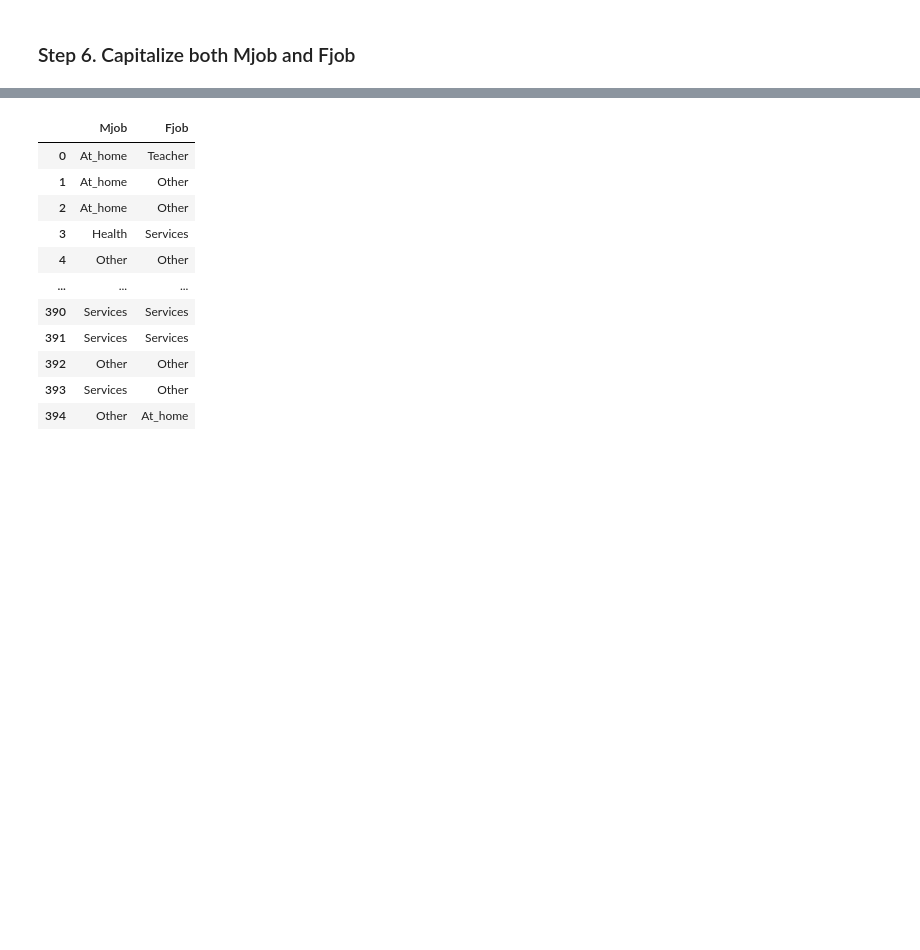
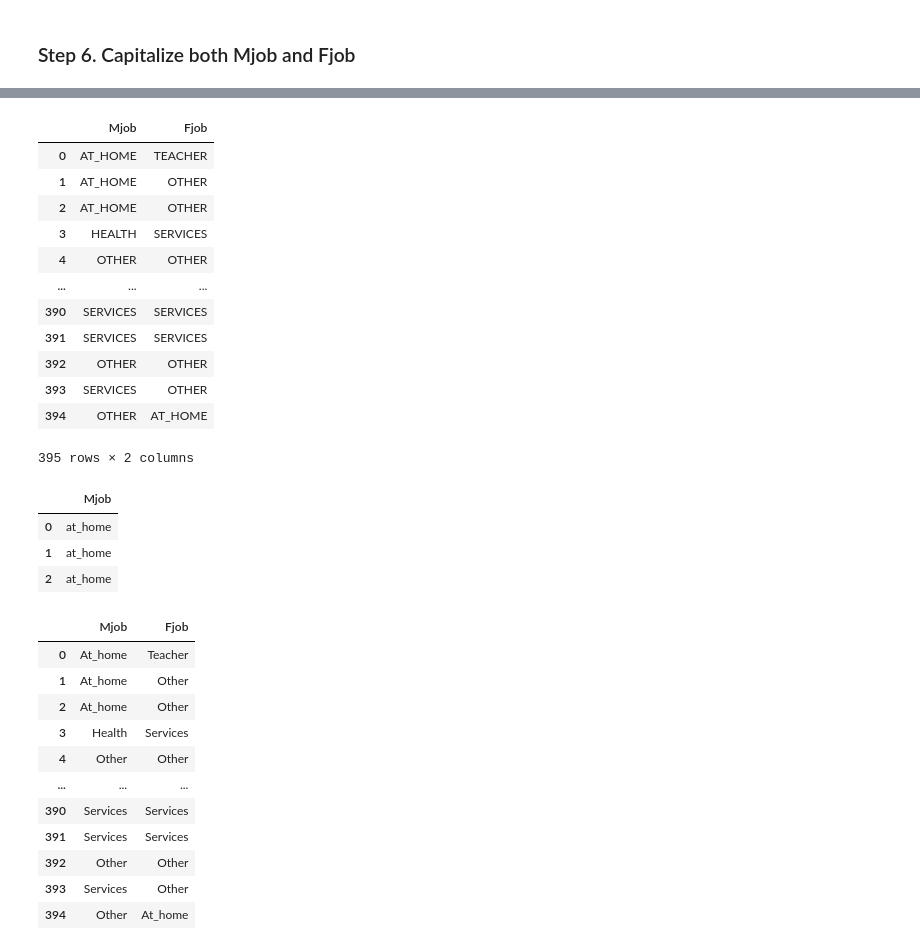
Before and after one commit to bgranda/0926_DS_Beatriz, a Jupyter notebook: 2-Analytics/2-Pandas/ejercicios/04_Apply/Students_Alcohol_Consumption/Students Alcoho_corregidol.ipynb, the cells around one changed output, grey strips where cells are left out. Drawn from its saved outputs; the diff is of its cells as text; code cells hidden in the pictures; blank space fills up the shorter version.

```diff
--- a/2-Analytics/2-Pandas/ejercicios/04_Apply/Students_Alcohol_Consumption/Students Alcoho_corregidol.ipynb
+++ b/2-Analytics/2-Pandas/ejercicios/04_Apply/Students_Alcohol_Consumption/Students Alcoho_corregidol.ipynb
@@ -85,3 +104,28 @@ titulo = lambda x: x.str.capitalize()
+# %%
+sdf = df[['Mjob', 'Fjob']].apply(lambda x: x.str.upper(), axis=0)
+sdf
+# %% [output]
+|  | Mjob | Fjob |
+| 0 | AT_HOME | TEACHER |
+| 1 | AT_HOME | OTHER |
+| 2 | AT_HOME | OTHER |
+| 3 | HEALTH | SERVICES |
+| 4 | OTHER | OTHER |
+| ... | ... | ... |
+| 390 | SERVICES | SERVICES |
+| 391 | SERVICES | SERVICES |
+| 392 | OTHER | OTHER |
+| 393 | SERVICES | OTHER |
+| 394 | OTHER | AT_HOME |
+395 rows × 2 columns
+# %%
+sdf.loc[:2, ['Mjob']] = sdf.loc[:2, ['Mjob']].apply(lambda x: x.str.lower(), axis=0)
+sdf.loc[:2, ['Mjob']]
+# %% [output]
+|  | Mjob |
+| 0 | at_home |
+| 1 | at_home |
+| 2 | at_home |
 # %%
 cols = ["Mjob", "Fjob"]
 df_nuevo[cols].apply(lambda x: x.str.capitalize())
```
Also changed, not shown: parts of 3 cells of this notebook.
